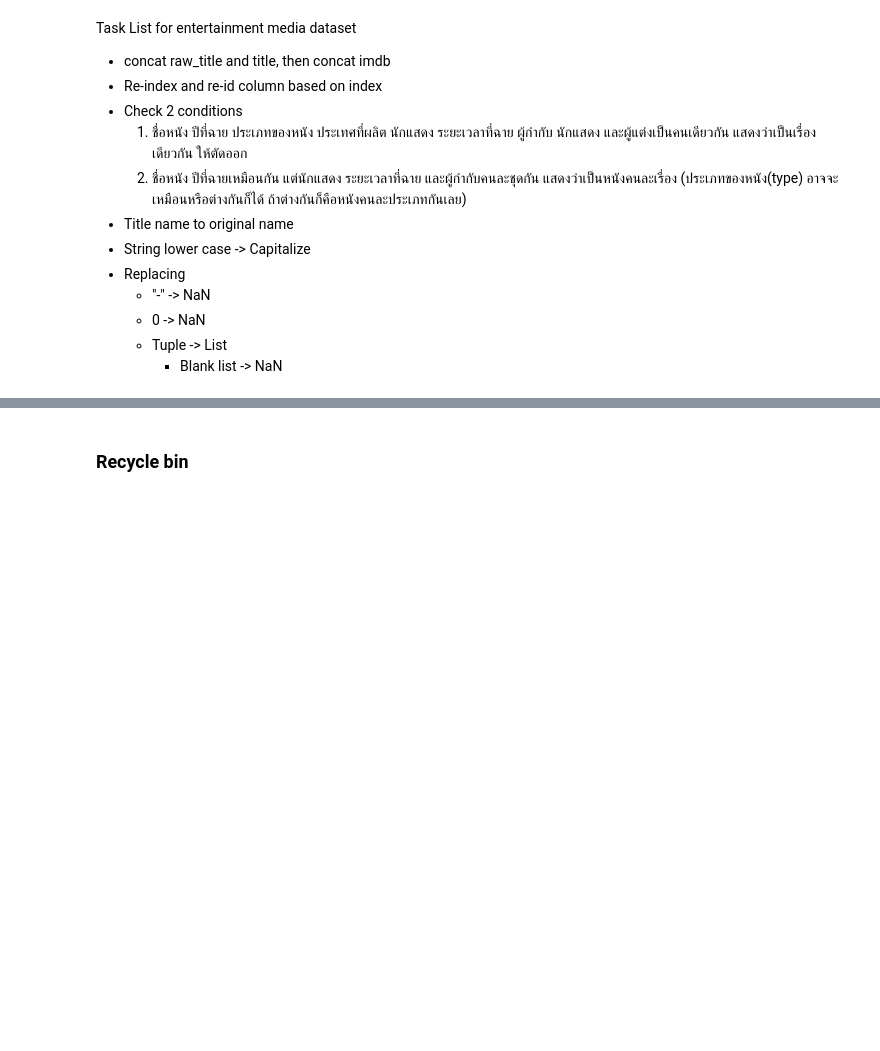
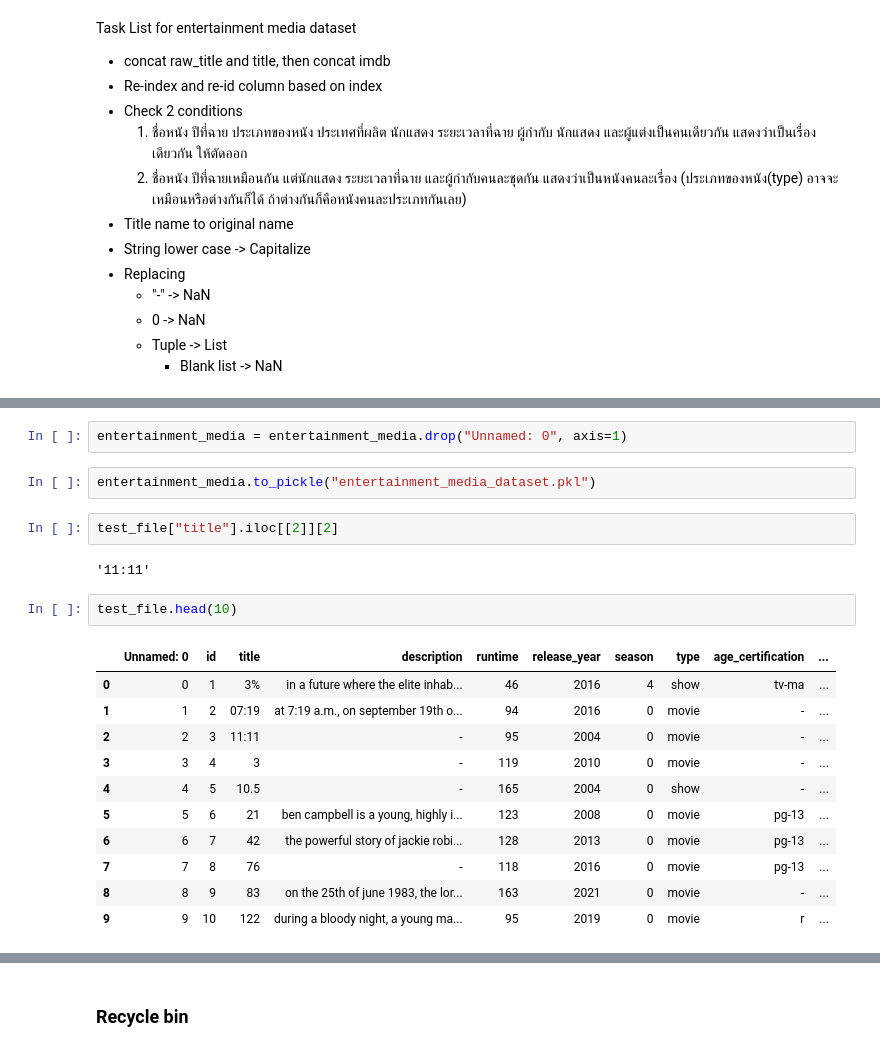
Before and after one commit to zolocapricorn/Senior_Project, a Jupyter notebook: Preparing_data.ipynb, the cells around one changed output, grey strips where cells are left out. Cells and saved outputs as stored; diff of their text form; blank space fills up the shorter version.

```diff
--- a/Preparing_data.ipynb
+++ b/Preparing_data.ipynb
@@ -1411,0 +1496,22 @@ emd.to_csv("third_condition.csv")
+# %%
+entertainment_media = entertainment_media.drop("Unnamed: 0", axis=1)
+# %%
+entertainment_media.to_pickle("entertainment_media_dataset.pkl")
+# %%
+test_file["title"].iloc[[2]][2]
+# %% [output]
+'11:11'
+# %%
+test_file.head(10)
+# %% [output]
+|  | Unnamed: 0 | id | title | description | runtime | release_year | season | type | age_certification | ... |
+| 0 | 0 | 1 | 3% | in a future where the elite inhab... | 46 | 2016 | 4 | show | tv-ma | ... |
+| 1 | 1 | 2 | 07:19 | at 7:19 a.m., on september 19th o... | 94 | 2016 | 0 | movie | - | ... |
+| 2 | 2 | 3 | 11:11 | - | 95 | 2004 | 0 | movie | - | ... |
+| 3 | 3 | 4 | 3 | - | 119 | 2010 | 0 | movie | - | ... |
+| 4 | 4 | 5 | 10.5 | - | 165 | 2004 | 0 | show | - | ... |
+| 5 | 5 | 6 | 21 | ben campbell is a young, highly i... | 123 | 2008 | 0 | movie | pg-13 | ... |
+| 6 | 6 | 7 | 42 | the powerful story of jackie robi... | 128 | 2013 | 0 | movie | pg-13 | ... |
+| 7 | 7 | 8 | 76 | - | 118 | 2016 | 0 | movie | pg-13 | ... |
+| 8 | 8 | 9 | 83 | on the 25th of june 1983, the lor... | 163 | 2021 | 0 | movie | - | ... |
+| 9 | 9 | 10 | 122 | during a bloody night, a young ma... | 95 | 2019 | 0 | movie | r | ... |
```
Also changed, not shown: parts of 27 cells of this notebook.
